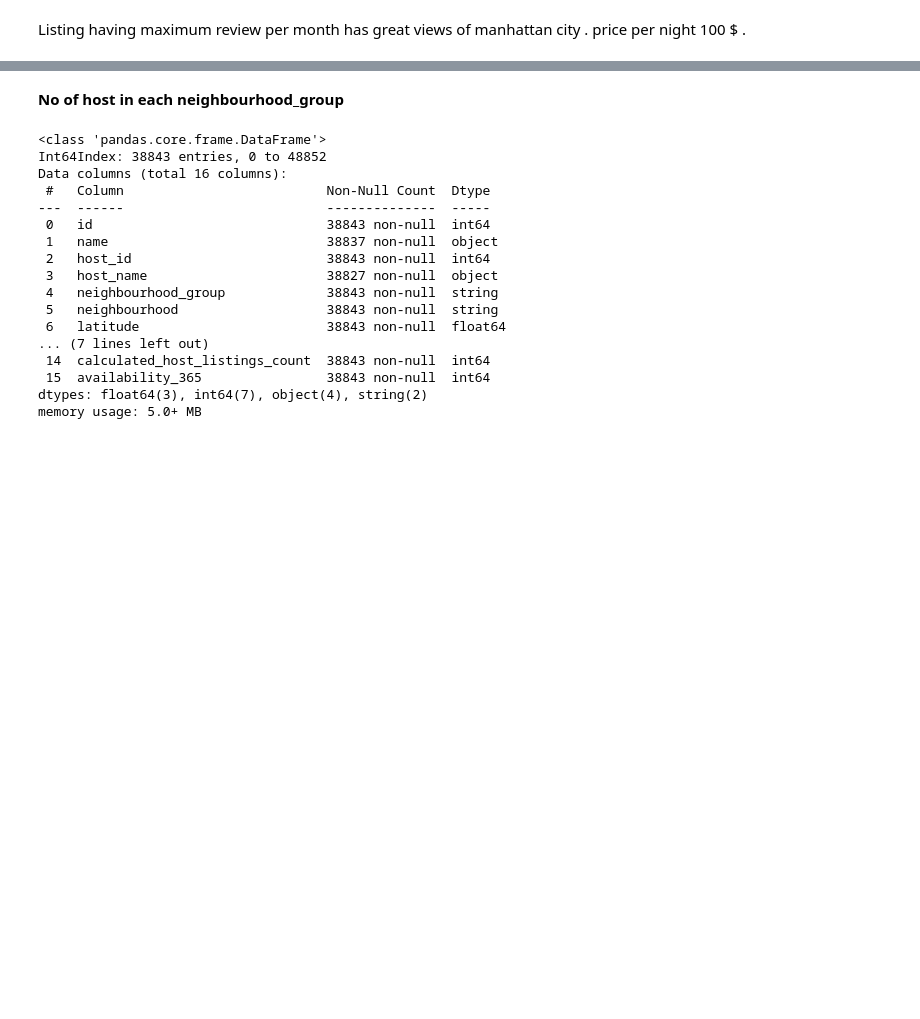
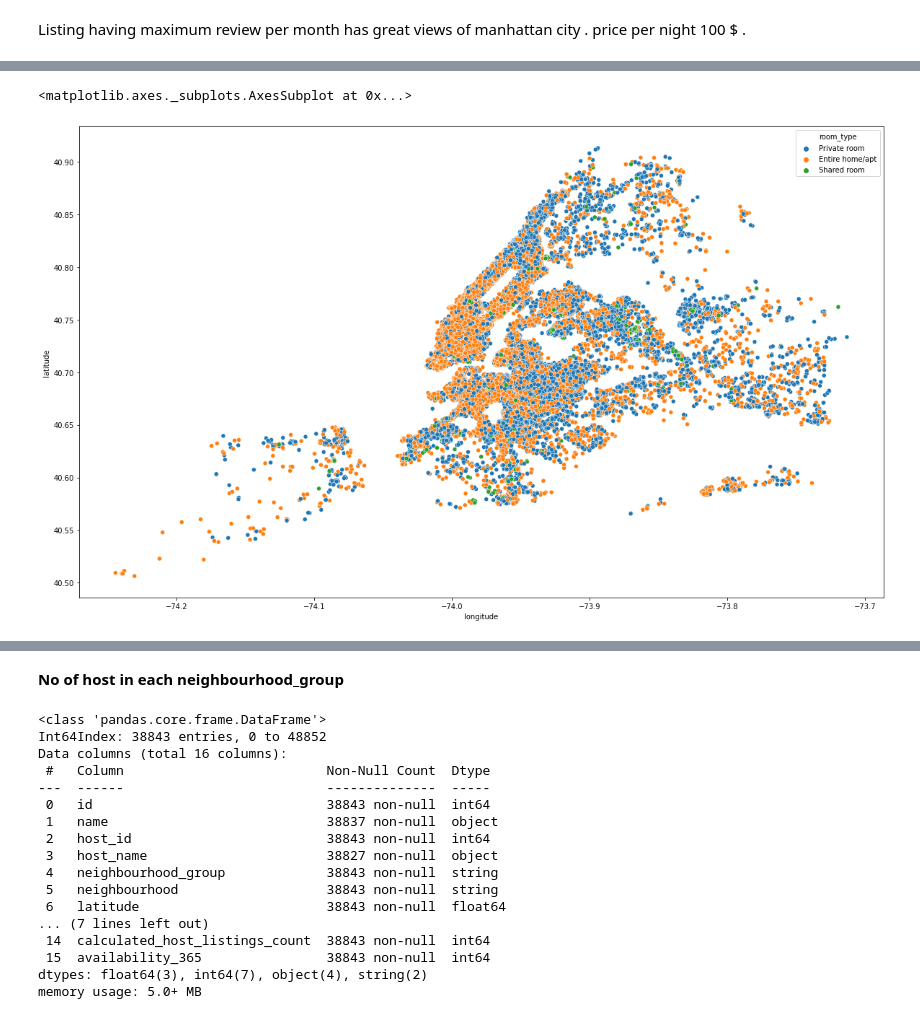
Before and after one commit to mkundhal/Airbnb-Bookings-Analysis---Capstone-Project, a Jupyter notebook: Mandeep_Airbnb_Bookings_Analysis_Capstone_Project.ipynb, the cells around one changed output, grey strips where cells are left out. Drawn from its saved outputs; the diff is of its cells as text; code cells hidden in the pictures; blank space fills up the shorter version.

```diff
--- a/Mandeep_Airbnb_Bookings_Analysis_Capstone_Project.ipynb
+++ b/Mandeep_Airbnb_Bookings_Analysis_Capstone_Project.ipynb
@@ -379,0 +406,6 @@ df.dropna(subset = ['last_review', 'reviews_per_month'],inplace=True)
+# %%
+plt.figure(figsize=(20,12))
+sns.scatterplot(df.longitude,df.latitude,hue=df.room_type)
+# %% [output]
+<matplotlib.axes._subplots.AxesSubplot at 0x...>
+[figure, added]
```
Also changed, not shown: parts of 11 cells of this notebook.
